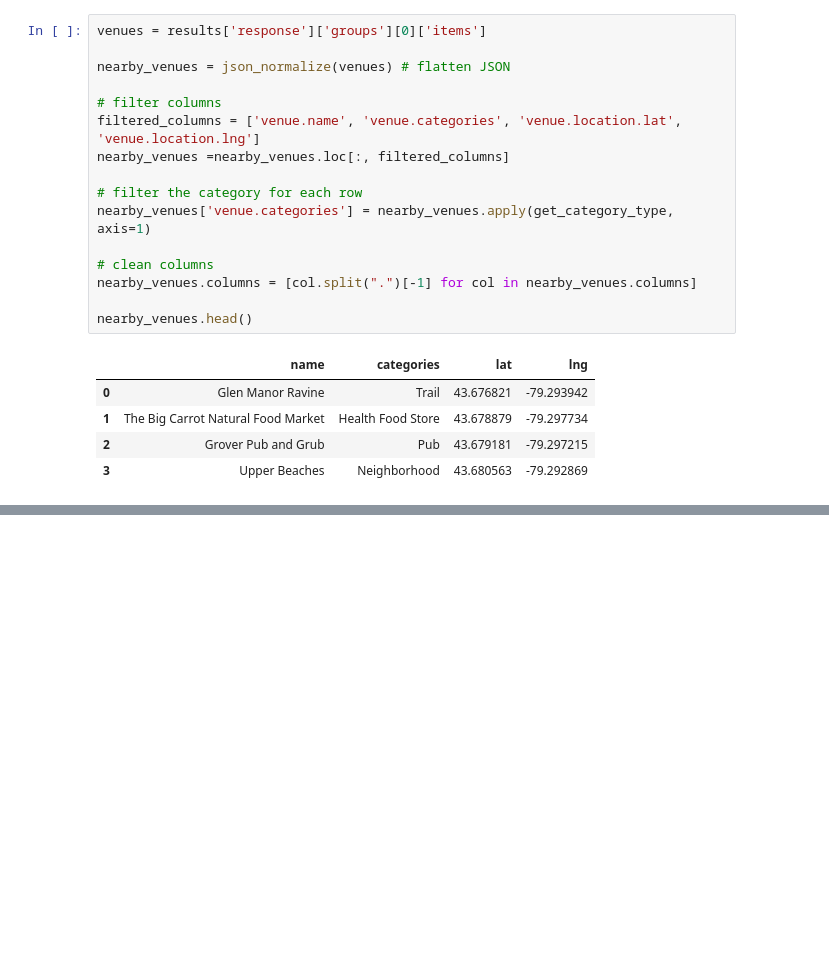
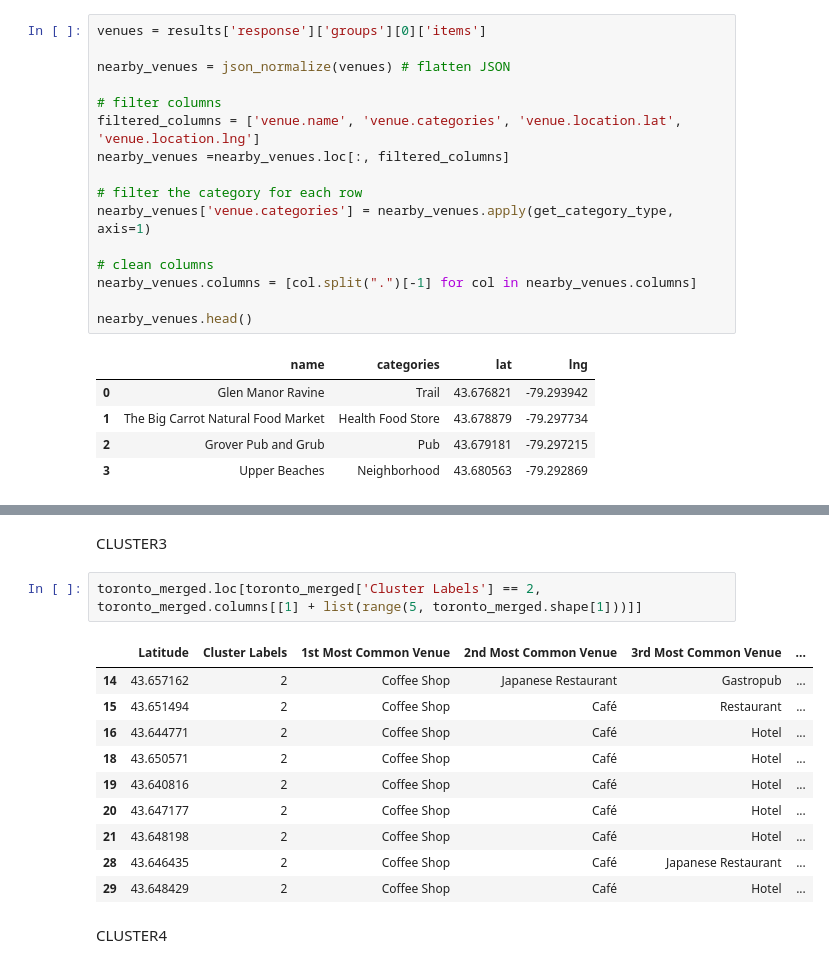
Before and after one commit to 1212-qwas/github-example, a Jupyter notebook: Segmentation--.ipynb, the cells around one changed output, grey strips where cells are left out. Cells and saved outputs as stored; diff of their text form; blank space fills up the shorter version.

```diff
--- a/Segmentation--.ipynb
+++ b/Segmentation--.ipynb
@@ -500,0 +768,17 @@ nearby_venues.head()
+# %% [markdown]
+CLUSTER3
+# %%
+toronto_merged.loc[toronto_merged['Cluster Labels'] == 2, toronto_merged.columns[[1] + list(range(5, toronto_merged.shape[1]))]]
+# %% [output]
+|  | Latitude | Cluster Labels | 1st Most Common Venue | 2nd Most Common Venue | 3rd Most Common Venue | ... |
+| 14 | 43.657162 | 2 | Coffee Shop | Japanese Restaurant | Gastropub | ... |
+| 15 | 43.651494 | 2 | Coffee Shop | Café | Restaurant | ... |
+| 16 | 43.644771 | 2 | Coffee Shop | Café | Hotel | ... |
+| 18 | 43.650571 | 2 | Coffee Shop | Café | Hotel | ... |
+| 19 | 43.640816 | 2 | Coffee Shop | Café | Hotel | ... |
+| 20 | 43.647177 | 2 | Coffee Shop | Café | Hotel | ... |
+| 21 | 43.648198 | 2 | Coffee Shop | Café | Hotel | ... |
+| 28 | 43.646435 | 2 | Coffee Shop | Café | Japanese Restaurant | ... |
+| 29 | 43.648429 | 2 | Coffee Shop | Café | Hotel | ... |
+# %% [markdown]
+CLUSTER4
```
Also changed, not shown: parts of 17 cells of this notebook.
